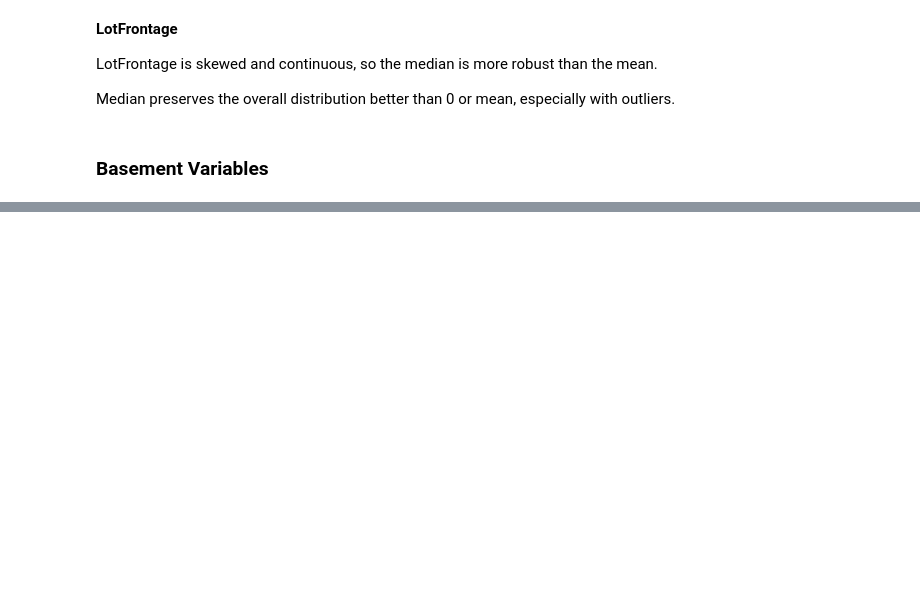
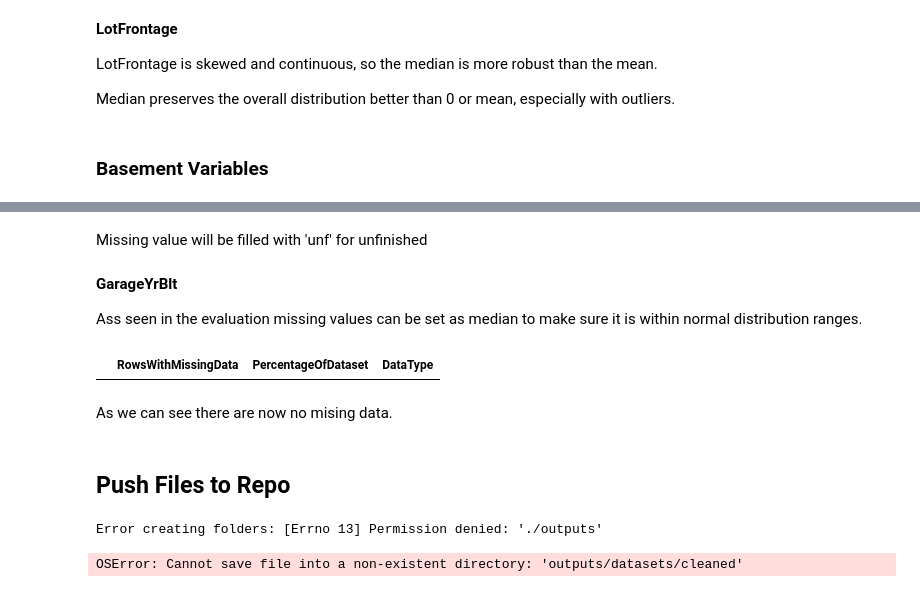
Before and after one commit to craig-grant630/Heritage-Housing, a Jupyter notebook: jupyter_notebooks/DataCleaning.ipynb, the cells around one changed output, grey strips where cells are left out. Drawn from its saved outputs; the diff is of its cells as text; code cells hidden in the pictures; blank space fills up the shorter version.

```diff
--- a/jupyter_notebooks/DataCleaning.ipynb
+++ b/jupyter_notebooks/DataCleaning.ipynb
@@ -365,0 +428,5 @@ df_clean['BsmtFinType1'] = np.where(condition, 'Missing', df_clean['BsmtFinType1
+# %%
+pipeline.fit(train_set)
+train_set, test_set = pipeline.transform(train_set), pipeline.transform(test_set)
+
+df_clean = pipeline.transform(df_clean)
@@ -365,0 +439,58 @@ df_clean['BsmtFinType1'] = np.where(condition, 'Missing', df_clean['BsmtFinType1
+# %%
+condition = (train_set.GarageArea == 0) & (train_set['GarageFinish'].isnull())
+train_set['GarageFinish'] = np.where(condition, 'None', train_set['GarageFinish'])
+
+condition = (test_set.GarageArea == 0) & (test_set['GarageFinish'].isnull())
+test_set['GarageFinish'] = np.where(condition, 'None', test_set['GarageFinish'])
+
+condition = (df_clean.GarageArea == 0) & (df_clean['GarageFinish'].isnull())
+df_clean['GarageFinish'] = np.where(condition, 'None', df_clean['GarageFinish'])
+# %% [markdown]
+Missing value will be filled with 'unf' for unfinished
+# %%
+from feature_engine.imputation import CategoricalImputer
+
+imputer = CategoricalImputer(imputation_method='missing', fill_value='Unf', variables=['GarageFinish'])
+
+imputer.fit(train_set)
+
+train_set = imputer.transform(train_set)
+test_set = imputer.transform(test_set)
+df_clean = imputer.transform(df_clean)
+# %% [markdown]
+**GarageYrBlt**
+
+Ass seen in the evaluation missing values can be set as median to make sure it is within normal distribution ranges.
+# %%
+from feature_engine.imputation import MeanMedianImputer
+variables = ['GarageYrBlt']
+imputer = MeanMedianImputer(imputation_method='median', variables=variables)
+imputer.fit(train_set)
+train_set, test_set = imputer.transform(train_set), imputer.transform(test_set)
+
+df_clean = imputer.transform(df_clean)
+# %%
+EvaluateMissingData(df_clean)
+# %% [output]
+|  | RowsWithMissingData | PercentageOfDataset | DataType |
+# %% [markdown]
+As we can see there are now no mising data.
+# %% [markdown]
+## Push Files to Repo
+# %%
+import os
+
+# Create both required directories safely
+try:
+    os.makedirs('./outputs/datasets/collection', exist_ok=True)
+    os.makedirs('./outputs/datasets/cleaned', exist_ok=True)
+except Exception as e:
+    print(f"Error creating folders: {e}")
+
+# Save the datasets
+train_set.to_csv("outputs/datasets/cleaned/TrainSetCleaned.csv", index=False)
+test_set.to_csv("outputs/datasets/cleaned/TestSetCleaned.csv", index=False)
+df_clean.to_csv("outputs/datasets/cleaned/clean_house_price_records.csv", index=False)
+# %% [output]
+Error creating folders: [Errno 13] Permission denied: './outputs'
+OSError: Cannot save file into a non-existent directory: 'outputs/datasets/cleaned'
```
Also changed, not shown: parts of 20 cells of this notebook, 2 other files.
